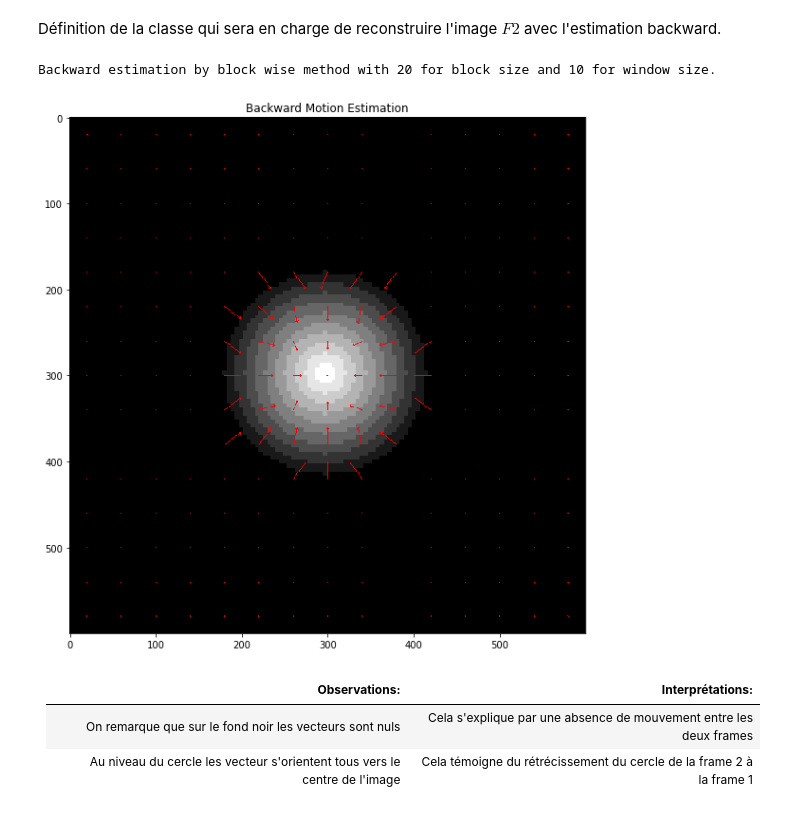
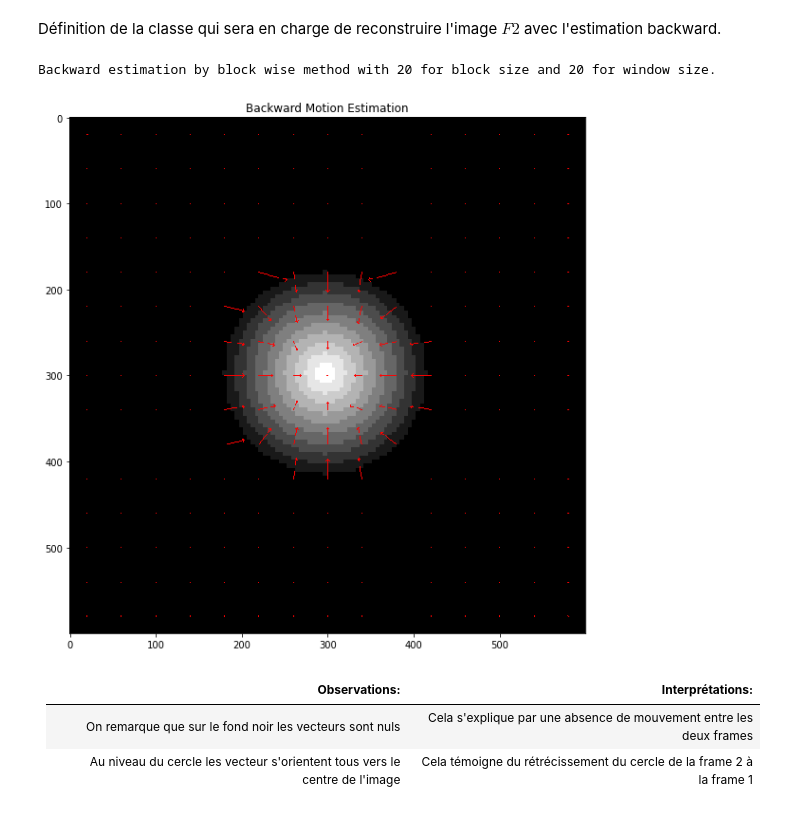
Before and after one commit to Bast-94/cv-practical-works-2023, a Jupyter notebook: tp2/notebook.ipynb, the cells around one changed output. Saved outputs shown, nothing was run; the diff lists cells and outputs as text; code cells hidden in the pictures.

Commit message:
FIX(Backward): Modification de la fenêtre d'analyse.

```diff
--- a/tp2/notebook.ipynb
+++ b/tp2/notebook.ipynb
@@ -113,10 +113,10 @@ class BackWardEstimator():
         height, width = self.f2.shape[:2]
 
         # On définit les limites des coordonnées.
-        left_x_bound = max(x-self.block_size,0)
-        right_x_bound = min(x+self.block_size,height-self.block_size)
-        left_y_bound = max(y-self.block_size,0)
-        right_y_bound = min(y+self.block_size,width-self.block_size)
+        left_x_bound = max(x-self.block_size-self.window_size,0)
+        right_x_bound = min(x+self.block_size+self.window_size,height-self.block_size)
+        left_y_bound = max(y-self.block_size-self.window_size,0)
+        right_y_bound = min(y+self.block_size+self.window_size,width-self.block_size)
         # On prend notre bloc de référence dans F2.
         current_block = self.f2[x-self.block_size:x+self.block_size,y-self.block_size:y+self.block_size].astype(int)
         min_cost = float('inf')
@@ -245,11 +245,11 @@ class BackWardEstimator():
             return self.display_backward_estimation()
         return self.back_ward_estimation()
 # %%
-backward_estimator = BackWardEstimator(img_1_file_path,img_2_file_path,block_size=20,window_size=10)
+backward_estimator = BackWardEstimator(img_1_file_path,img_2_file_path,block_size=20,window_size=20)
 backward_estimator()
 # %% [output]
-Backward estimation by block wise method with 20 for block size and 10 for window size.
+Backward estimation by block wise method with 20 for block size and 20 for window size.
-[figure, old version]
+[figure, new version]
 # %% [markdown]
 |**Observations:** |**Interprétations:** |
 | :- | :- |
```
Also changed, not shown: parts of 2 cells of this notebook.
